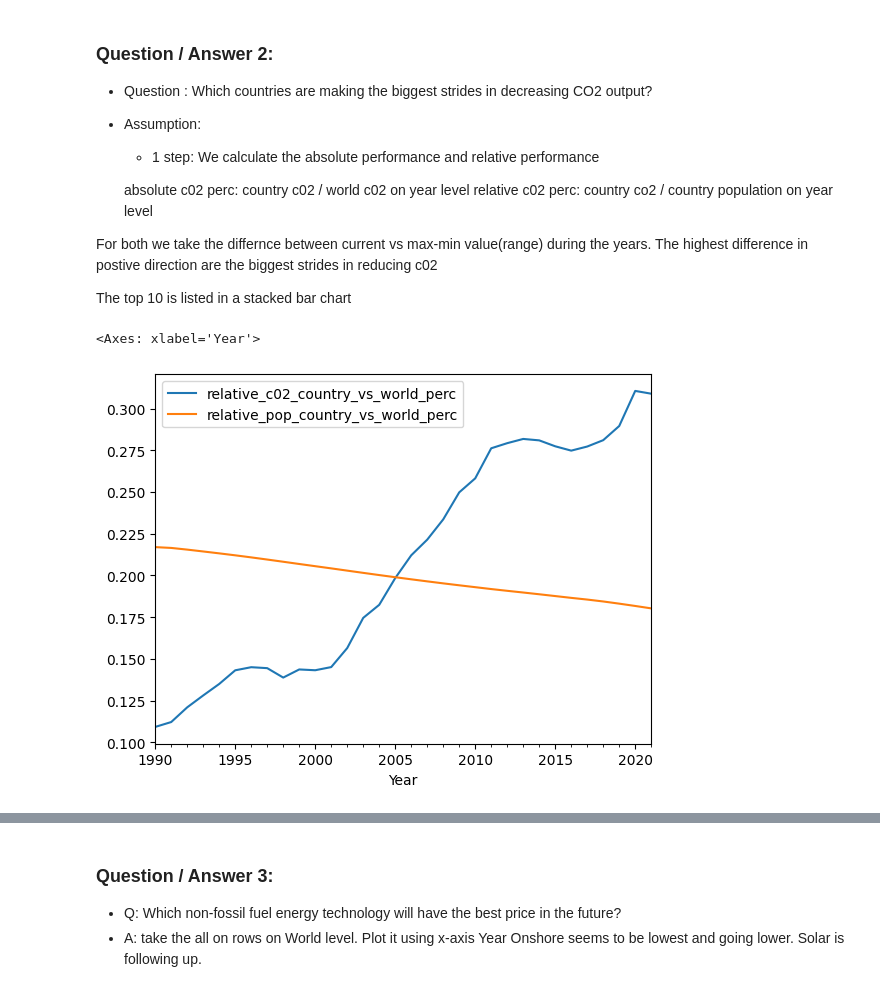
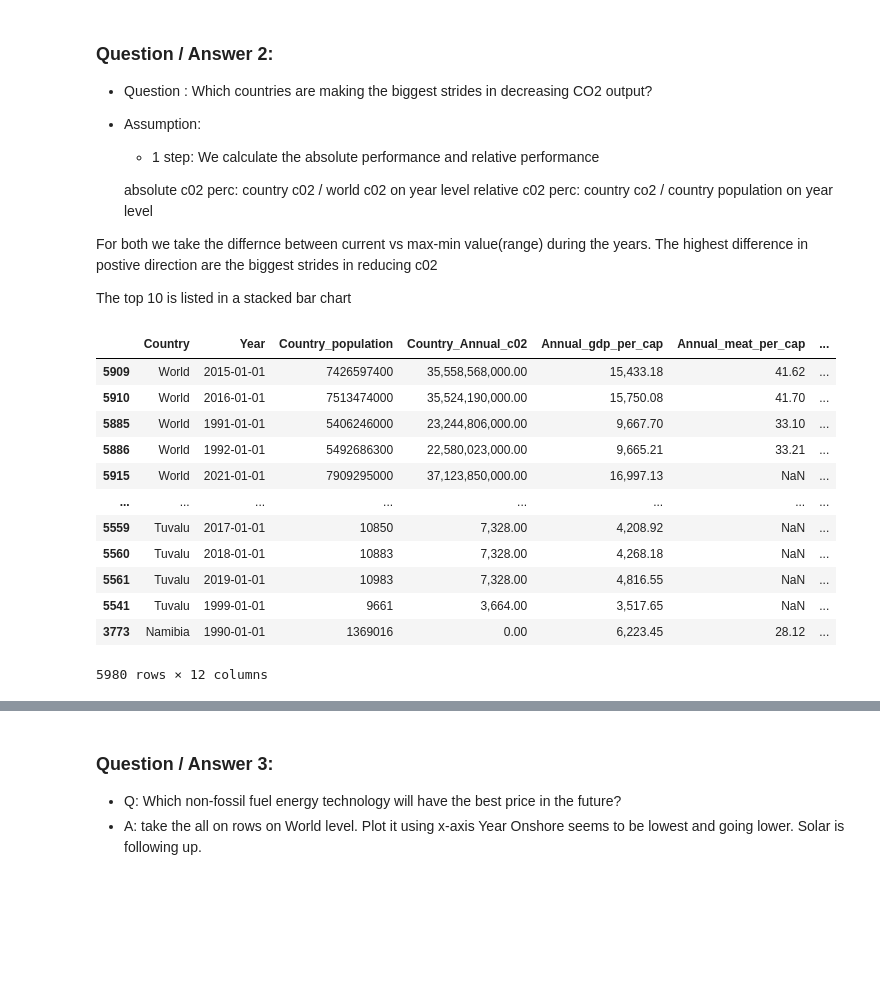
Before and after one commit to ayuksekdag/winacademy_python_dna, a Jupyter notebook: final_assignment/final_co2Project.ipynb, the cells around one changed output, grey strips where cells are left out. Cells and saved outputs as stored; diff of their text form; code cells hidden in the pictures; blank space fills up the shorter version.

```diff
--- a/final_assignment/final_co2Project.ipynb
+++ b/final_assignment/final_co2Project.ipynb
@@ -318,30 +318,43 @@ The top 10 is listed in a stacked bar chart
 # %%
 c02_reduction_champs_prep = pop_ann_c02_gdp_meat_prep.copy()
 
 c02_champs_world_c02 = (
     pd.merge(c02_reduction_champs_prep , world_c02 , how="left", on=['Year'], suffixes=('', '_y'))
     .filter(regex="^(?!.*_y)")
 )
 
 c02_champs = (
     pd.merge(c02_champs_world_c02 , world_pop , how="left", on=['Year'], suffixes=('', '_y'))
     .filter(regex="^(?!.*_y)")
 )
 
 #calculate relative_c02_percentage
 c02_champs['relative_c02_country_vs_world_perc'] = (c02_champs['Country_Annual_c02'] / c02_champs['World_Annual_c02'])
 
 
 #calculate relative_c02_percentage
 c02_champs['relative_pop_country_vs_world_perc'] = (c02_champs['Country_population'] / c02_champs['World_population'])
 
 #highest difference
 
 c02_champs['diff'] = c02_champs['relative_c02_country_vs_world_perc'] - c02_champs['relative_pop_country_vs_world_perc']
 
 
 
-c02_champs[c02_champs['Country']=='China'][['Country','Year','relative_c02_country_vs_world_perc', 'relative_pop_country_vs_world_perc']].plot(x='Year')
+c02_champs.sort_values(['relative_c02_country_vs_world_perc'],ascending=False).groupby(['Country', 'Year']).head(3)
+
+# c02_champs[c02_champs['Country']=='China'][['Country','Year','relative_c02_country_vs_world_perc', 'relative_pop_country_vs_world_perc','diff']].plot(x='Year')
 # %% [output]
+|  | Country | Year | Country_population | Country_Annual_c02 | Annual_gdp_per_cap | Annual_meat_per_cap | ... |
+| 5909 | World | 2015-01-01 | 7426597400 | 35,558,568,000.00 | 15,433.18 | 41.62 | ... |
+| 5910 | World | 2016-01-01 | 7513474000 | 35,524,190,000.00 | 15,750.08 | 41.70 | ... |
+| 5885 | World | 1991-01-01 | 5406246000 | 23,244,806,000.00 | 9,667.70 | 33.10 | ... |
+| 5886 | World | 1992-01-01 | 5492686300 | 22,580,023,000.00 | 9,665.21 | 33.21 | ... |
+| 5915 | World | 2021-01-01 | 7909295000 | 37,123,850,000.00 | 16,997.13 | NaN | ... |
+| ... | ... | ... | ... | ... | ... | ... | ... |
+| 5559 | Tuvalu | 2017-01-01 | 10850 | 7,328.00 | 4,208.92 | NaN | ... |
+| 5560 | Tuvalu | 2018-01-01 | 10883 | 7,328.00 | 4,268.18 | NaN | ... |
+| 5561 | Tuvalu | 2019-01-01 | 10983 | 7,328.00 | 4,816.55 | NaN | ... |
+| 5541 | Tuvalu | 1999-01-01 | 9661 | 3,664.00 | 3,517.65 | NaN | ... |
+| 3773 | Namibia | 1990-01-01 | 1369016 | 0.00 | 6,223.45 | 28.12 | ... |
-<Axes: xlabel='Year'>
+5980 rows × 12 columns
-[figure, removed]
```
Also changed, not shown: parts of 4 cells of this notebook.
